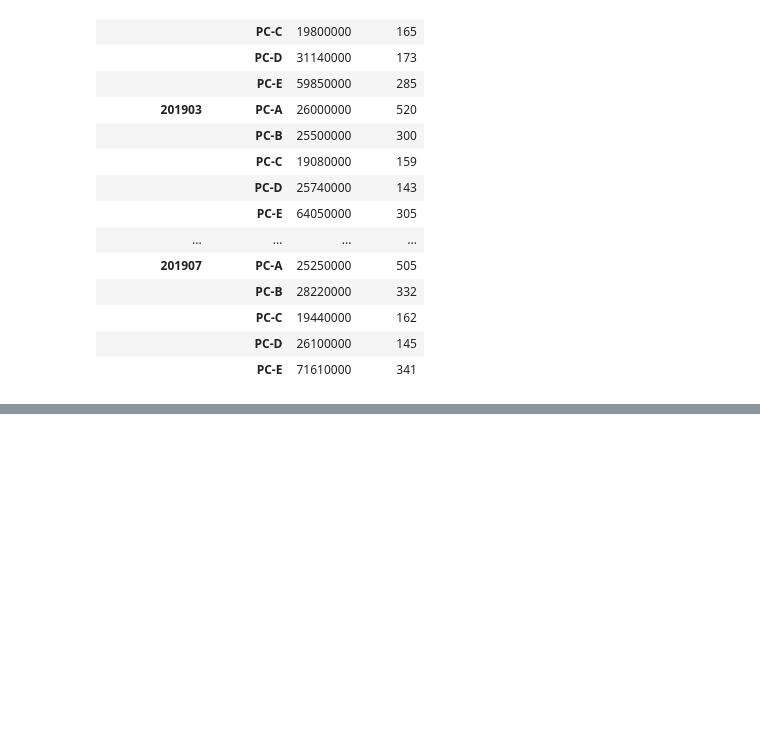
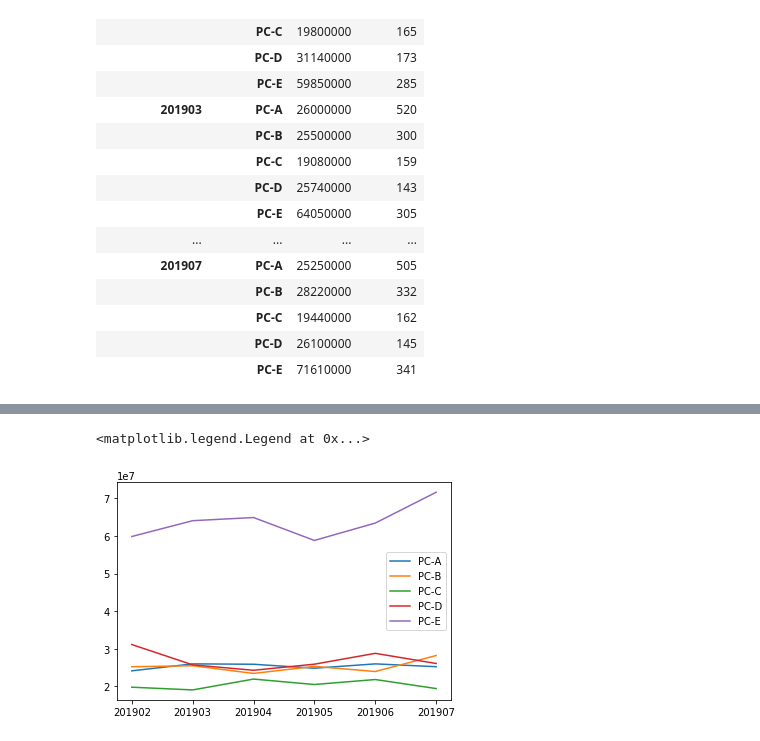
Before and after one commit to color-kurenawi/practical_data_analysis_100, a Jupyter notebook: chapter_01.ipynb, the cells around one changed output, grey strips where cells are left out. Drawn from its saved outputs; the diff is of its cells as text; code cells hidden in the pictures; blank space fills up the shorter version.

```diff
--- a/chapter_01.ipynb
+++ b/chapter_01.ipynb
@@ -245,0 +249,3 @@ pd.pivot_table(joined_data, index="item_name", columns="payment_month", values=[
+# %%
+graph_data = pd.pivot_table(joined_data, index="payment_month", columns="item_name", values="price", aggfunc="sum")
+graph_data.head()
@@ -245,0 +260,11 @@ pd.pivot_table(joined_data, index="item_name", columns="payment_month", values=[
+# %%
+import matplotlib.pyplot as plt
+%matplotlib inline
+
+label_list = ["PC-{}".format(c) for c in "ABCDE"]
+for label in label_list:
+    plt.plot(list(graph_data.index), graph_data[label], label=label)
+plt.legend()
+# %% [output]
+<matplotlib.legend.Legend at 0x...>
+[figure, added]
```
Also changed, not shown: parts of 2 cells of this notebook.
